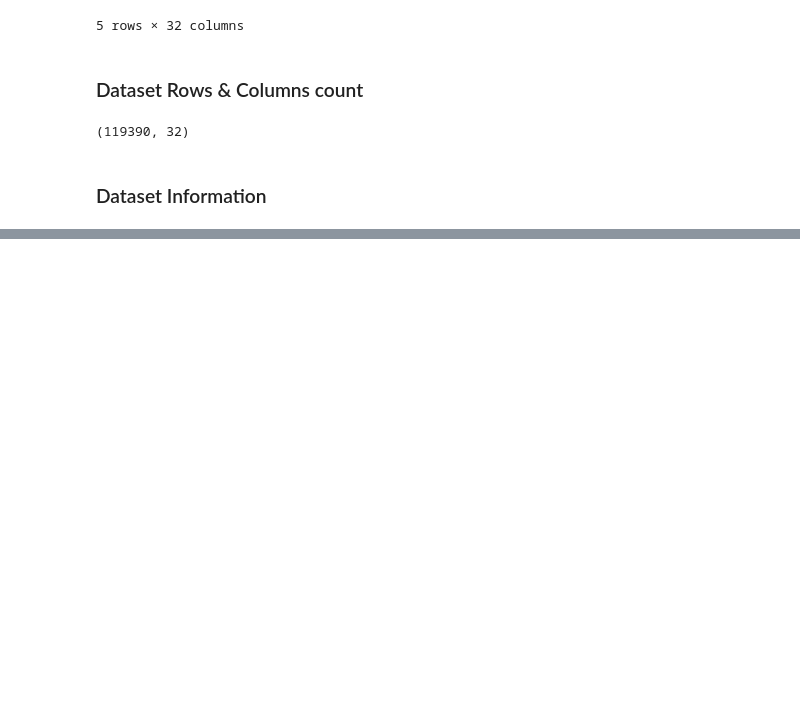
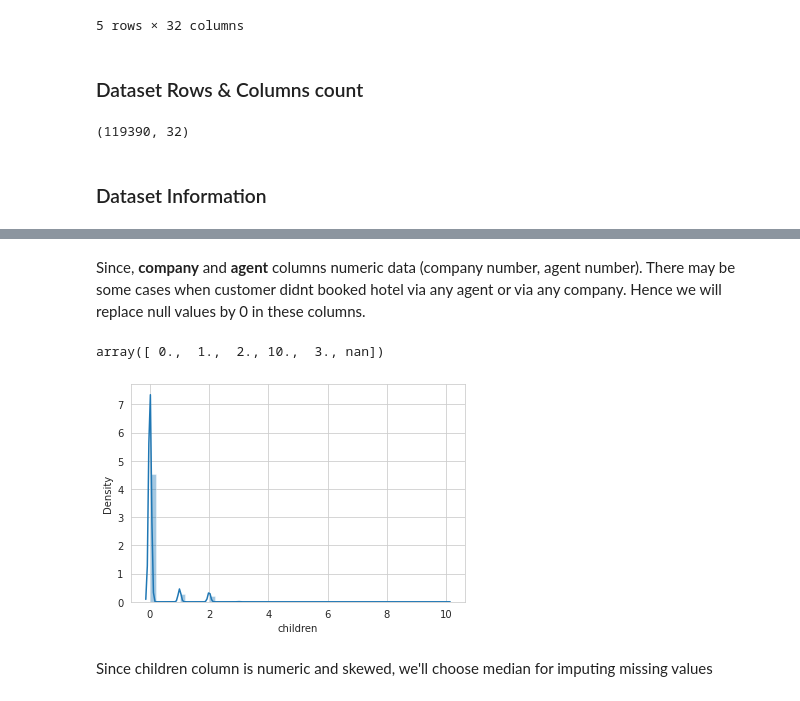
Before and after one commit to ayush9304/HotelBookingAnalysisEDA, a Jupyter notebook: EDA_Hotel_Booking_Analysis.ipynb, the cells around one changed output, grey strips where cells are left out. Cells and saved outputs as stored; diff of their text form; code cells hidden in the pictures; blank space fills up the shorter version.

Commit message:
Did data wrangling

```diff
--- a/EDA_Hotel_Booking_Analysis.ipynb
+++ b/EDA_Hotel_Booking_Analysis.ipynb
@@ -90,0 +279,4 @@ df.shape
+# %%
+# Create a copy of the current dataset and assigning to df
+df=dataset.copy()
+df.shape
@@ -90,0 +285,4 @@ df.shape
+# %%
+# Dropping duplicate rows
+df.drop_duplicates(inplace = True)
+df.shape
@@ -90,0 +303,14 @@ df.shape
+# %% [markdown]
+Since, **company** and **agent** columns numeric data (company number, agent number). There may be some cases when customer didnt booked hotel via any agent or via any company. Hence we will replace null values by 0 in these columns.
+# %%
+df[['company','agent']] = df[['company','agent']].fillna(0)
+# %%
+df['children'].unique()
+# %% [output]
+array([ 0.,  1.,  2., 10.,  3., nan])
+# %%
+_ = sns.distplot(df['children'])
+# %% [output]
+[figure, added]
+# %% [markdown]
+Since children column is numeric and skewed, we'll choose median for imputing missing values
```
Also changed, not shown: parts of 41 cells of this notebook.
